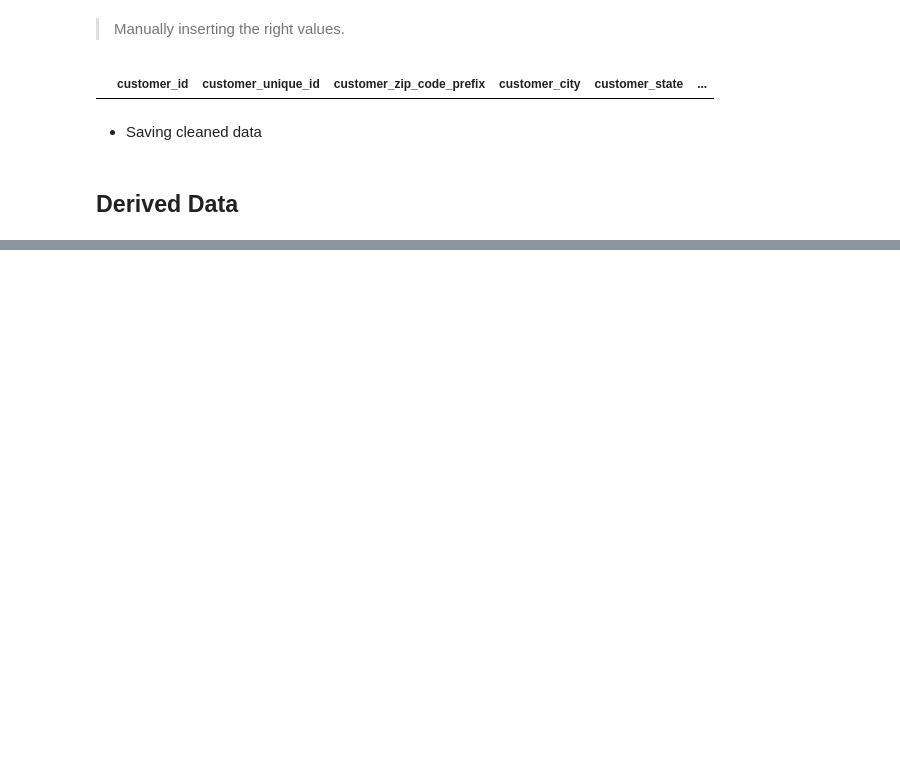
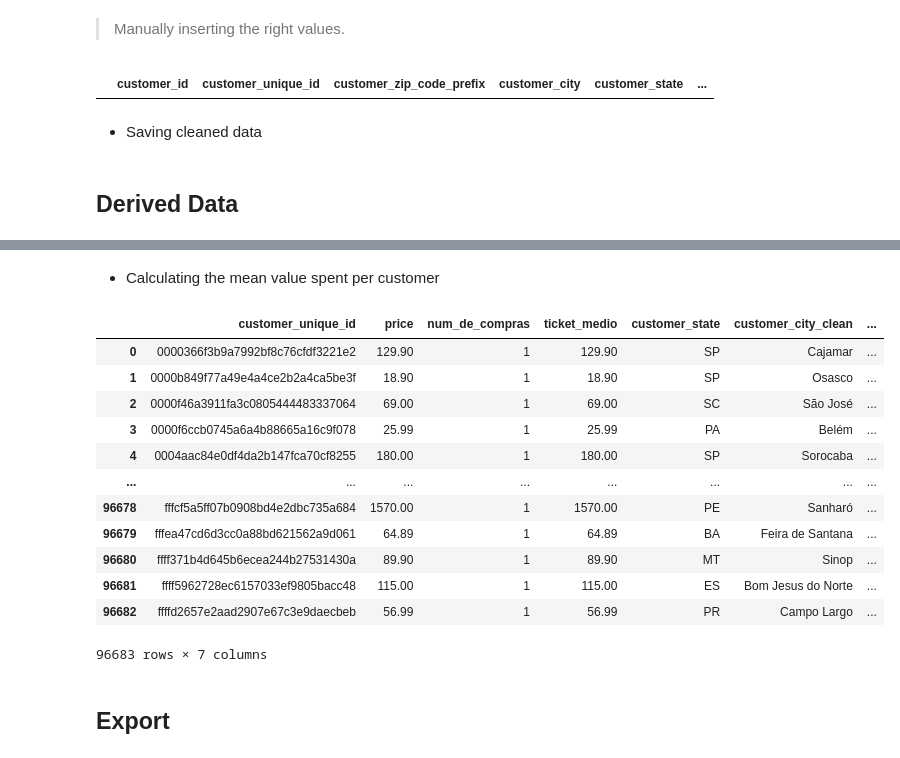
Before and after one commit to rickcolettohub/E-Commerce-Sales-Data-Analysis, a Jupyter notebook: notebooks/EDA.ipynb, the cells around one changed output, grey strips where cells are left out. Cells and saved outputs as stored; diff of their text form; code cells hidden in the pictures; blank space fills up the shorter version.

```diff
--- a/notebooks/EDA.ipynb
+++ b/notebooks/EDA.ipynb
@@ -797,0 +693,7 @@ dfp_seller_revenue.to_csv("../data/processed/seller_revenue.csv", index=False)
+# %%
+proc_sales_per_customer = proc_df_sales.groupby('order_id')['price'].sum().reset_index().merge(
+    df_orders[['order_id','customer_id']],on='order_id',how='left'
+).merge(
+    df_customers[['customer_id','customer_unique_id']],on='customer_id',how='left'
+)
+proc_sales_per_customer
@@ -797,0 +714,26 @@ dfp_seller_revenue.to_csv("../data/processed/seller_revenue.csv", index=False)
+# %% [markdown]
+- Calculating the mean value spent per customer
+# %%
+proc_sales_per_customer = proc_sales_per_customer.groupby('customer_unique_id', as_index=False).agg({'price': 'sum', 'order_id': 'nunique'})
+proc_sales_per_customer.rename(columns={'order_id':'num_de_compras'},inplace=True)
+proc_sales_per_customer['ticket_medio'] = proc_sales_per_customer['price'] / proc_sales_per_customer['num_de_compras']
+proc_sales_per_customer = proc_sales_per_customer.merge(
+    df_customers[['customer_unique_id','customer_state','customer_city_clean','customer_state_clean']],on='customer_unique_id',how='left'
+    )
+proc_sales_per_customer
+# %% [output]
+|  | customer_unique_id | price | num_de_compras | ticket_medio | customer_state | customer_city_clean | ... |
+| 0 | 0000366f3b9a7992bf8c76cfdf3221e2 | 129.90 | 1 | 129.90 | SP | Cajamar | ... |
+| 1 | 0000b849f77a49e4a4ce2b2a4ca5be3f | 18.90 | 1 | 18.90 | SP | Osasco | ... |
+| 2 | 0000f46a3911fa3c0805444483337064 | 69.00 | 1 | 69.00 | SC | São José | ... |
+| 3 | 0000f6ccb0745a6a4b88665a16c9f078 | 25.99 | 1 | 25.99 | PA | Belém | ... |
+| 4 | 0004aac84e0df4da2b147fca70cf8255 | 180.00 | 1 | 180.00 | SP | Sorocaba | ... |
+| ... | ... | ... | ... | ... | ... | ... | ... |
+| 96678 | fffcf5a5ff07b0908bd4e2dbc735a684 | 1570.00 | 1 | 1570.00 | PE | Sanharó | ... |
+| 96679 | fffea47cd6d3cc0a88bd621562a9d061 | 64.89 | 1 | 64.89 | BA | Feira de Santana | ... |
+| 96680 | ffff371b4d645b6ecea244b27531430a | 89.90 | 1 | 89.90 | MT | Sinop | ... |
+| 96681 | ffff5962728ec6157033ef9805bacc48 | 115.00 | 1 | 115.00 | ES | Bom Jesus do Norte | ... |
+| 96682 | ffffd2657e2aad2907e67c3e9daecbeb | 56.99 | 1 | 56.99 | PR | Campo Largo | ... |
+96683 rows × 7 columns
+# %% [markdown]
+## Export
```
Also changed, not shown: parts of 41 cells of this notebook, 6 other files.
